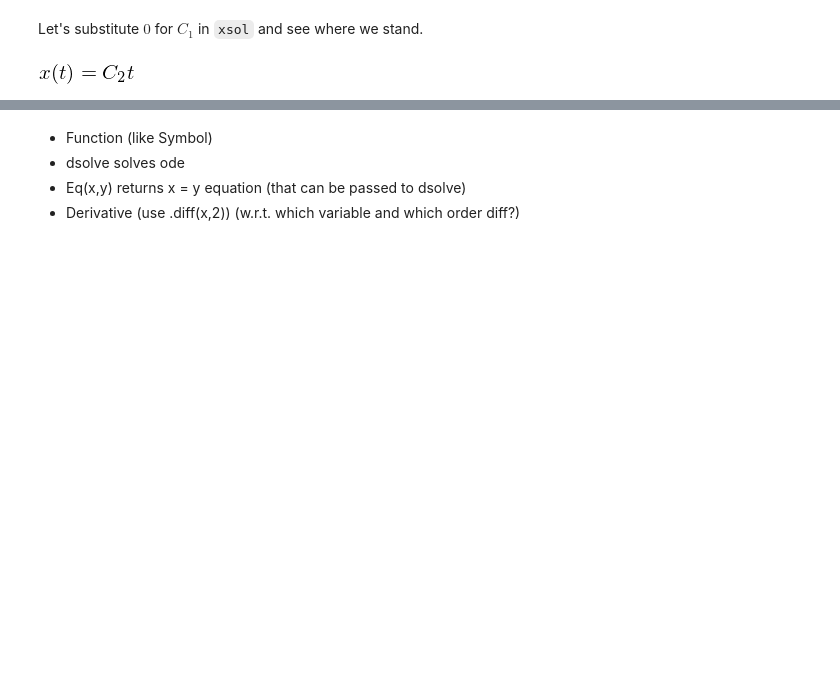
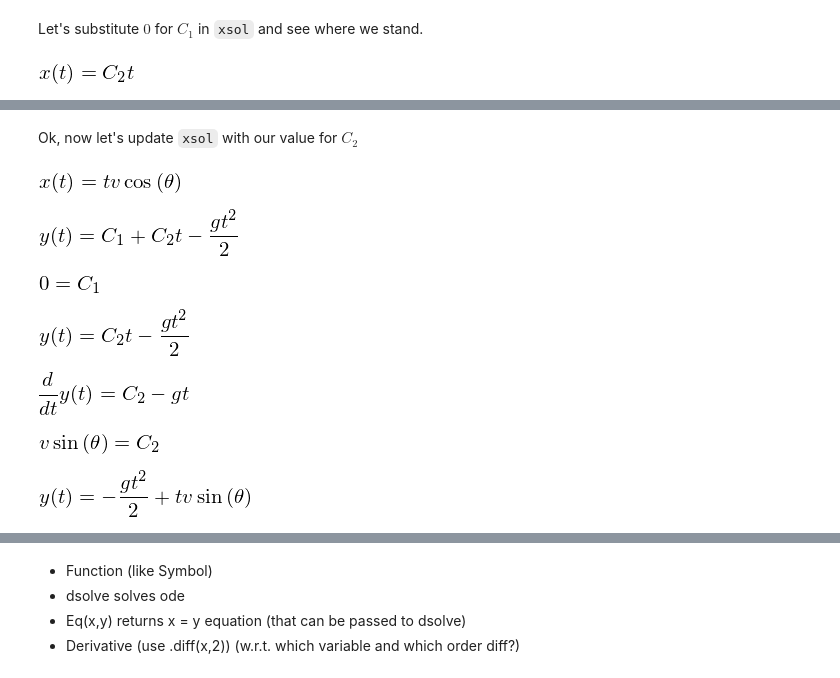
Before and after one commit to barbagroup/JITcode-MechE, a Jupyter notebook: module01_Analytical_Mechanics_II/01_Symbolic_ODEs.ipynb, the cells around one changed output, grey strips where cells are left out. Cells and saved outputs as stored; diff of their text form; code cells hidden in the pictures; blank space fills up the shorter version.

```diff
--- a/module01_Analytical_Mechanics_II/01_Symbolic_ODEs.ipynb
+++ b/module01_Analytical_Mechanics_II/01_Symbolic_ODEs.ipynb
@@ -248,0 +279,35 @@ dx = xsol.rhs.diff(t)
+# %% [markdown]
+Ok, now let's update `xsol` with our value for $C_2$
+# %%
+xsol = xsol.subs(C2,v*cos(theta))
+xsol
+# %% [output]
+[figure, added]
+# %%
+ysol
+# %% [output]
+[figure, added]
+# %%
+ysol.subs(t,0).subs(y(0),0)
+# %% [output]
+[figure, added]
+# %%
+ysol = ysol.subs(C1,0)
+ysol
+# %% [output]
+[figure, added]
+# %%
+dy = sympy.Eq(ysol.lhs.diff(t), ysol.rhs.diff(t))
+dy
+# %% [output]
+[figure, added]
+# %%
+from sympy import sin
+dy.subs(y(t).diff(t),v*sin(theta)).subs(t,0)
+# %% [output]
+[figure, added]
+# %%
+ysol = ysol.subs(C2,v*sin(theta))
+ysol
+# %% [output]
+[figure, added]
```
Also changed, not shown: parts of 25 cells of this notebook.
